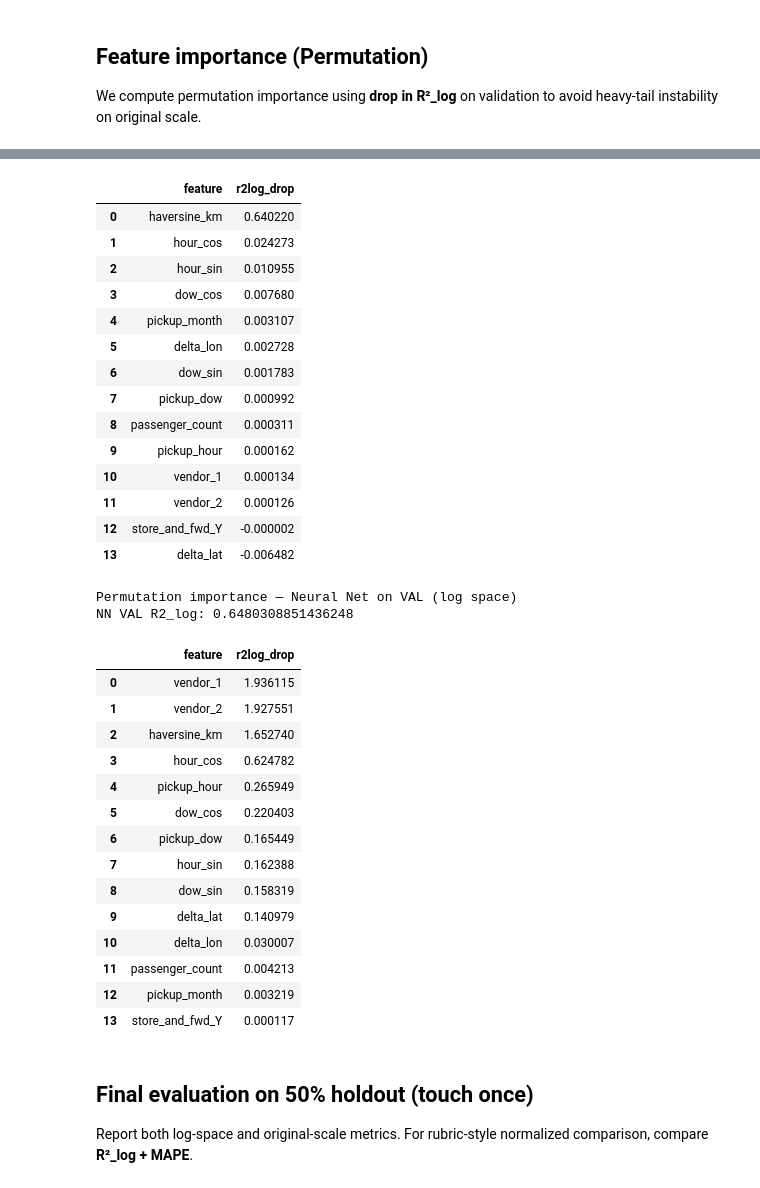
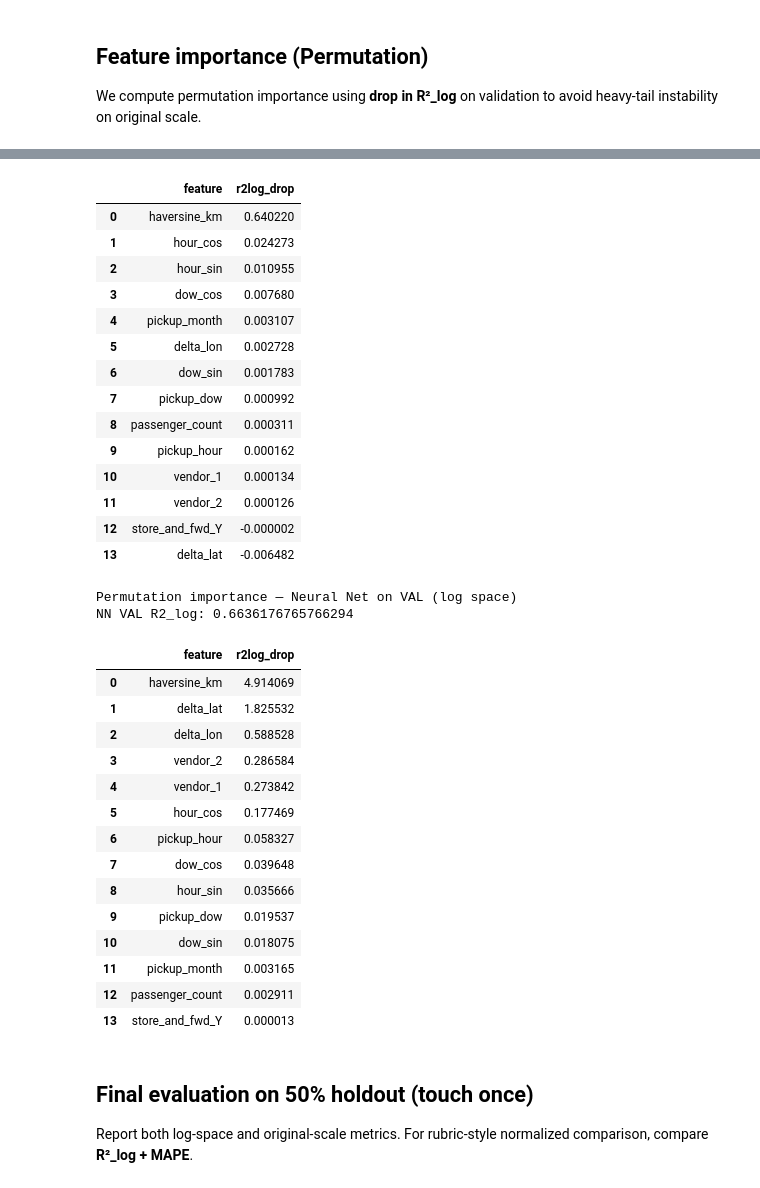
Before and after one commit to DrAlzahraniProjects/csusb_spring26_cse5140_team1, a Jupyter notebook: notebooks/NN_Analysis.ipynb, the cells around one changed output, grey strips where cells are left out. Saved outputs shown, nothing was run; the diff lists cells and outputs as text; code cells hidden in the pictures.

```diff
--- a/notebooks/NN_Analysis.ipynb
+++ b/notebooks/NN_Analysis.ipynb
@@ -382,0 +512,19 @@ Best VAL RMSE_log: 0.4720816003370926
+# %%
+import pandas as pd
+import matplotlib.pyplot as plt
+
+df = pd.read_csv(ARTIFACTS_DIR / "phase2_validation_results.csv")
+top = df.sort_values("val_r2", ascending=False).head(3)
+
+plt.figure()
+for _, row in top.iterrows():
+    hist = pd.read_csv(row["history_csv"])
+    plt.plot(hist["epoch"], hist["train_loss"], label=f"Trial {int(row['trial_id'])} train")
+    plt.plot(hist["epoch"], hist["val_rmse_log"], linestyle="--", label=f"Trial {int(row['trial_id'])} val_rmse_log")
+
+plt.xlabel("Epoch")
+plt.ylabel("Loss / RMSE_log")
+plt.title("Training Loss vs Validation RMSE_log (Top Trials)")
+plt.grid(True)
+plt.legend()
+plt.show()
@@ -382,0 +535,19 @@ Best VAL RMSE_log: 0.4720816003370926
+# %%
+import pandas as pd
+
+df = pd.read_csv(ARTIFACTS_DIR / "phase2_validation_results.csv")
+top = df.sort_values("val_r2", ascending=False).head(5)
+
+rows = []
+for _, r in top.iterrows():
+    hist = pd.read_csv(r["history_csv"])
+    final = hist.iloc[-1]
+    rows.append({
+        "trial_id": int(r["trial_id"]),
+        "val_r2": r["val_r2"],
+        "final_train_loss": final["train_loss"],
+        "final_val_rmse_log": final["val_rmse_log"],
+    })
+
+gap_df = pd.DataFrame(rows).sort_values("val_r2", ascending=False)
+gap_df
@@ -438,7 +616,7 @@ def ridge_predict_log_fn(Xdf_raw):
 # NN predict (log space)
 def nn_predict_log_fn(Xdf_raw):
     Xs = ((Xdf_raw - mu) / sigma).to_numpy().astype(np.float32)
-    return evaluate_nn_log(mlp, Xs)
+    return evaluate_nn_log(best_model, Xs)
 
 imp_ridge, ridge_r2log = permutation_importance_r2log(ridge_predict_log_fn, X_val, y_val_log, n_repeats=3, seed=SEED)
 print("Permutation importance — Baseline (Ridge) on VAL (log space)")
@@ -455,35 +633,35 @@ Baseline VAL R2_log: 0.3808989452900038
 |  | feature | r2log_drop |
 | 0 | haversine_km | 0.640220 |
 | 1 | hour_cos | 0.024273 |
 | 2 | hour_sin | 0.010955 |
 | 3 | dow_cos | 0.007680 |
 | 4 | pickup_month | 0.003107 |
 | 5 | delta_lon | 0.002728 |
 | 6 | dow_sin | 0.001783 |
 | 7 | pickup_dow | 0.000992 |
 | 8 | passenger_count | 0.000311 |
 | 9 | pickup_hour | 0.000162 |
 | 10 | vendor_1 | 0.000134 |
 | 11 | vendor_2 | 0.000126 |
 | 12 | store_and_fwd_Y | -0.000002 |
 | 13 | delta_lat | -0.006482 |
 Permutation importance — Neural Net on VAL (log space)
-NN VAL R2_log: 0.6480308851436248
+NN VAL R2_log: 0.6636176765766294
 |  | feature | r2log_drop |
-| 0 | vendor_1 | 1.936115 |
-| 1 | vendor_2 | 1.927551 |
-| 2 | haversine_km | 1.652740 |
-| 3 | hour_cos | 0.624782 |
-| 4 | pickup_hour | 0.265949 |
-| 5 | dow_cos | 0.220403 |
-| 6 | pickup_dow | 0.165449 |
-| 7 | hour_sin | 0.162388 |
-| 8 | dow_sin | 0.158319 |
-| 9 | delta_lat | 0.140979 |
-| 10 | delta_lon | 0.030007 |
-| 11 | passenger_count | 0.004213 |
-| 12 | pickup_month | 0.003219 |
-| 13 | store_and_fwd_Y | 0.000117 |
+| 0 | haversine_km | 4.914069 |
+| 1 | delta_lat | 1.825532 |
+| 2 | delta_lon | 0.588528 |
+| 3 | vendor_2 | 0.286584 |
+| 4 | vendor_1 | 0.273842 |
+| 5 | hour_cos | 0.177469 |
+| 6 | pickup_hour | 0.058327 |
+| 7 | dow_cos | 0.039648 |
+| 8 | hour_sin | 0.035666 |
+| 9 | pickup_dow | 0.019537 |
+| 10 | dow_sin | 0.018075 |
+| 11 | pickup_month | 0.003165 |
+| 12 | passenger_count | 0.002911 |
+| 13 | store_and_fwd_Y | 0.000013 |
 # %% [markdown]
 ## Final evaluation on 50% holdout (touch once)
 Report both log-space and original-scale metrics. For rubric-style normalized comparison, compare **R²_log + MAPE**.
```
Also changed, not shown: parts of 16 cells of this notebook.
